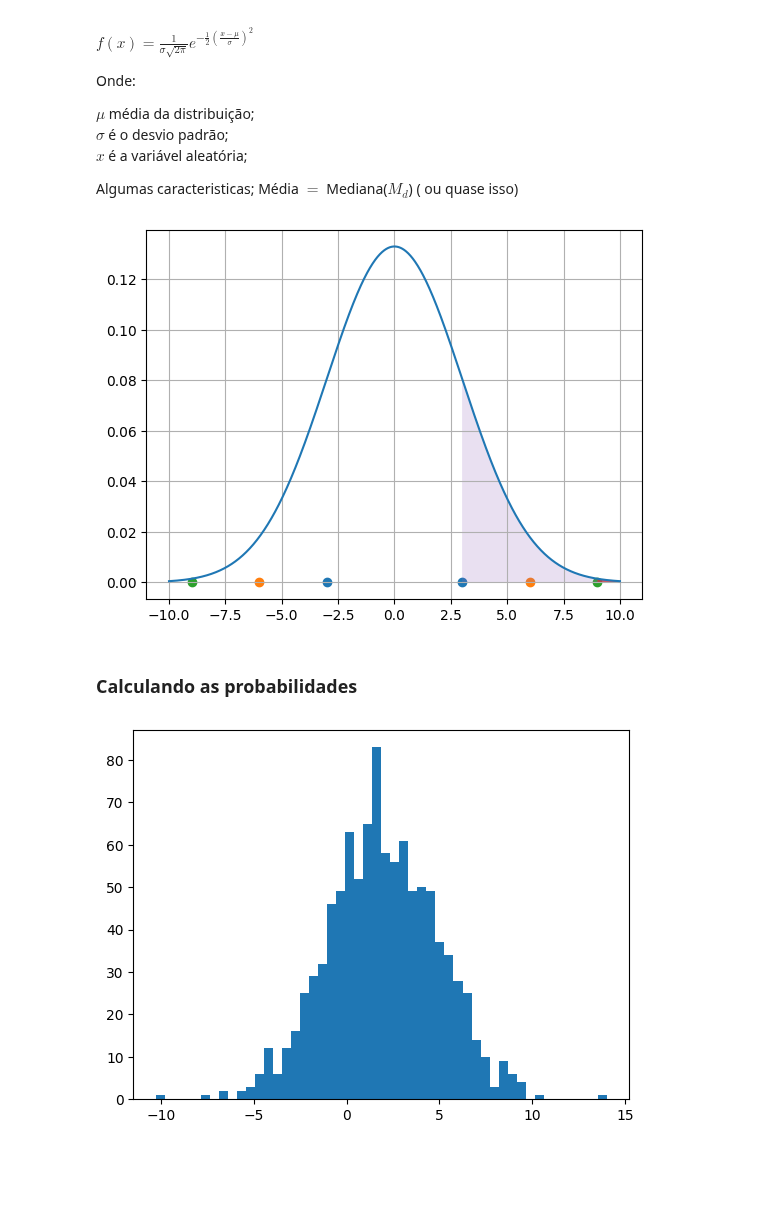
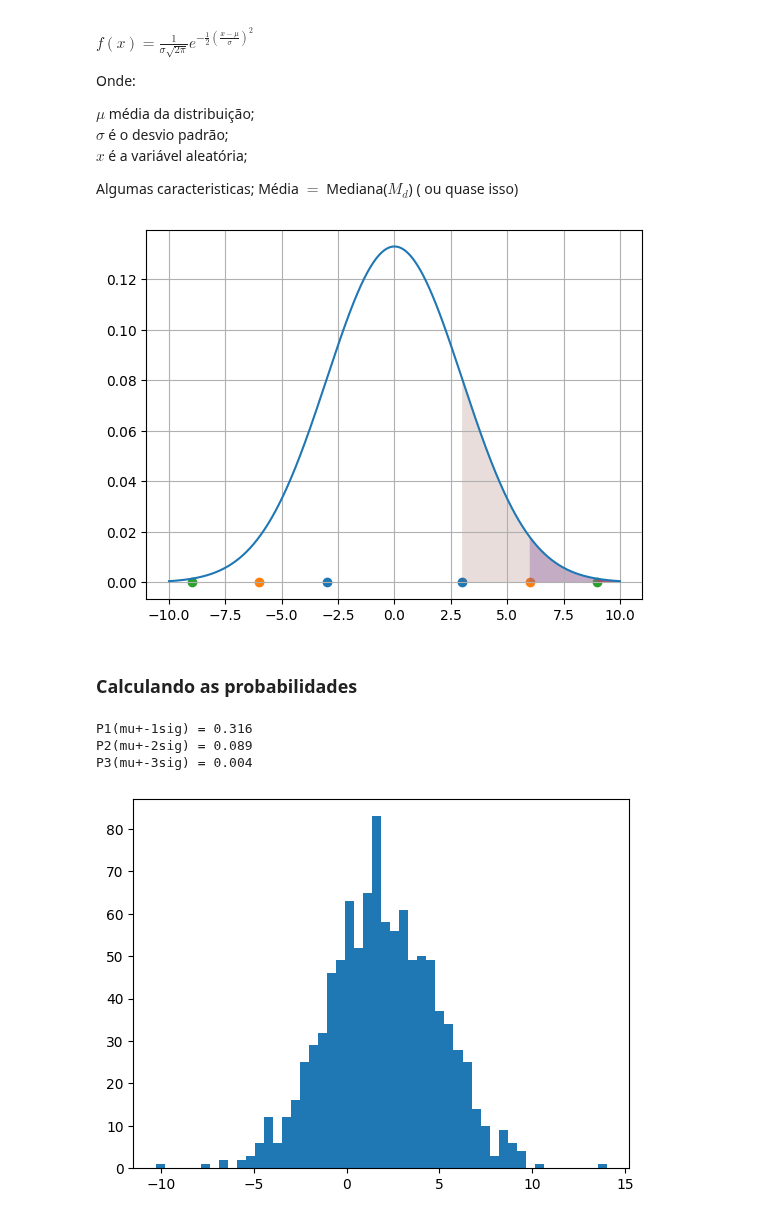
Before and after one commit to albertoakel/EBAC, a Jupyter notebook: notebook/Revisão_estatistica.ipynb, the cells around one changed output. Saved outputs shown, nothing was run; the diff lists cells and outputs as text; code cells hidden in the pictures; blank space fills up the shorter version.

```diff
--- a/notebook/Revisão_estatistica.ipynb
+++ b/notebook/Revisão_estatistica.ipynb
@@ -20,6 +20,8 @@ import math as ma
 import matplotlib.pyplot as plt
 import seaborn as sns
 import pandas as pd
+from IPython.display import display, Math
+
 
 
 x = np.linspace(-10, 10, 1000)
@@ -31,39 +33,49 @@ plt.plot(x,y)
 y=[0,0]
 x1=[mu+sig,mu-sig]
 x2=[mu+2*sig,mu-2*sig]
 x3=[mu+3*sig,mu-3*sig]
 plt.scatter(x1,y)
 plt.scatter(x2,y)
 plt.scatter(x3,y)
 
 
 xo1=np.linspace(x1[0],10,1000)
 k=1/(sig*np.sqrt(2*ma.pi))
 y1=k*np.exp(-0.5*((xo1-mu)/sig)**2)
 
 xo2=np.linspace(x2[0],10,1000)
 k=1/(sig*np.sqrt(2*ma.pi))
 y2=k*np.exp(-0.5*((xo2-mu)/sig)**2)
 
 xo3=np.linspace(x3[0],10,1000)
 k=1/(sig*np.sqrt(2*ma.pi))
 y3=k*np.exp(-0.5*((xo3-mu)/sig)**2)
 
 plt.fill_between(xo3,y3,alpha=0.8)
 
-#plt.fill_between(xo2,y2,alpha=0.4)
+plt.fill_between(xo2,y2,alpha=0.4)
 
 plt.fill_between(xo1,y1,alpha=0.2)
-
-
 
 a=np.arange(-1, 1.5, 0.5)
 
 plt.grid(True)
 # %% [output]
-[figure, old version]
+[figure, new version]
 # %% [markdown]
 ### Calculando as probabilidades
+# %%
+p1=integrate.simpson(y1,x=xo1);
+p2=integrate.simpson(y2,x=xo2);
+p3=integrate.simpson(y3,x=xo3);
+#multiplicar o valor por 2
+print(f"P1(mu+-1sig) = {2*p1:.3f}")
+print(f"P2(mu+-2sig) = {2*p2 * 2:.3f}")
+print(f"P3(mu+-3sig) = {2*p3 * 2:.3f}")
+# %% [output]
+P1(mu+-1sig) = 0.316
+P2(mu+-2sig) = 0.089
+P3(mu+-3sig) = 0.004
 # %%
 data = np.random.normal(2,3, size=1000)
 plt.hist(data, bins=50)
```
Also changed, not shown: parts of 1 cell of this notebook.
